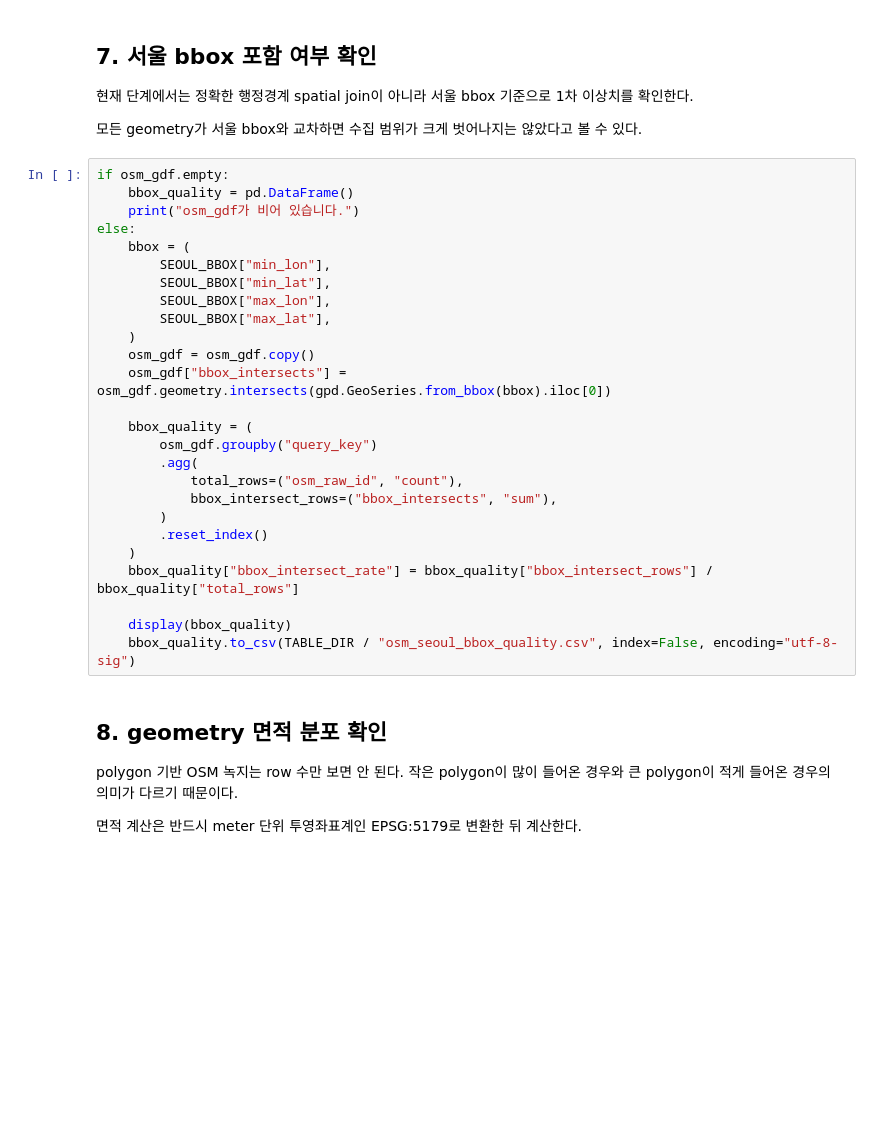
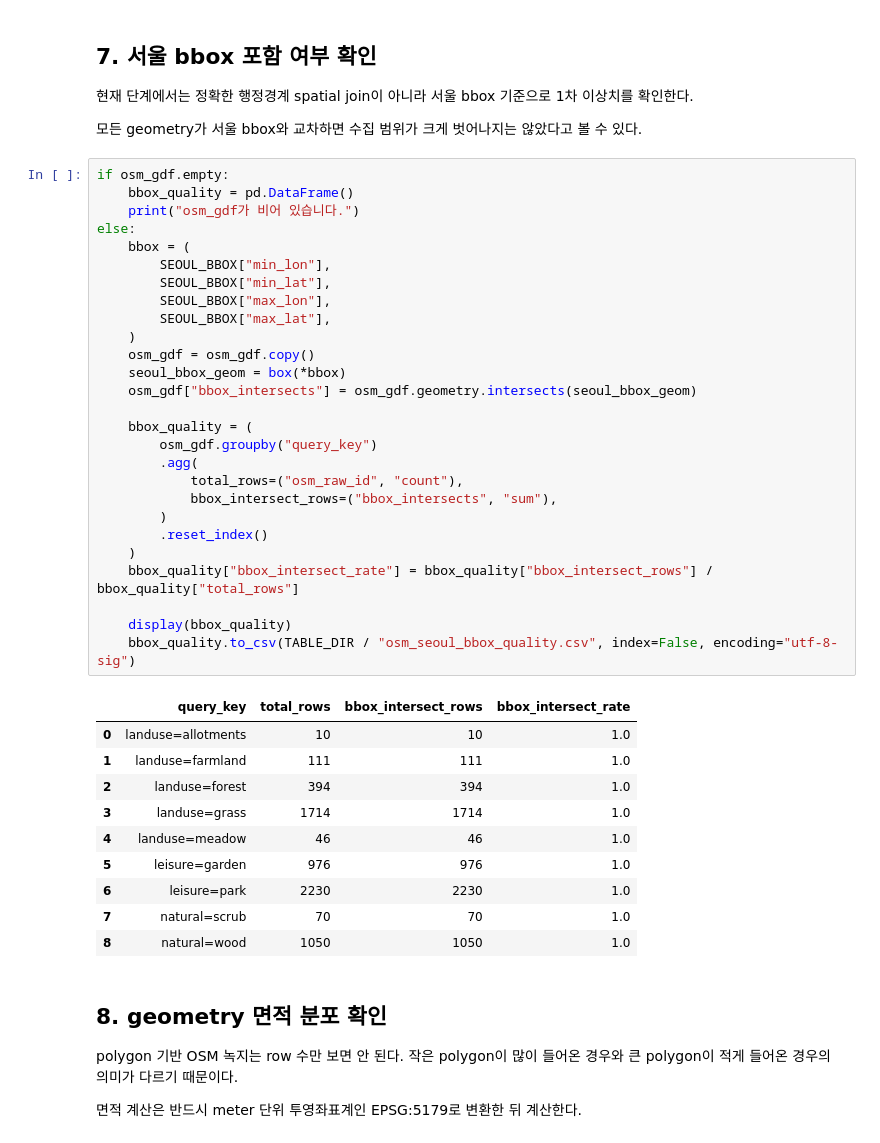
Before and after one commit to ChimaekMeeting/seoul-walk-platform, a Jupyter notebook: analysis/raw/osm_quality_distribution_dashboard.ipynb, the cells around one changed output. Drawn from its saved outputs; the diff is of its cells as text; blank space fills up the shorter version.

```diff
--- a/analysis/raw/osm_quality_distribution_dashboard.ipynb
+++ b/analysis/raw/osm_quality_distribution_dashboard.ipynb
@@ -244,29 +376,41 @@ else:
 # %%
 if osm_gdf.empty:
     bbox_quality = pd.DataFrame()
     print("osm_gdf가 비어 있습니다.")
 else:
     bbox = (
         SEOUL_BBOX["min_lon"],
         SEOUL_BBOX["min_lat"],
         SEOUL_BBOX["max_lon"],
         SEOUL_BBOX["max_lat"],
     )
     osm_gdf = osm_gdf.copy()
-    osm_gdf["bbox_intersects"] = osm_gdf.geometry.intersects(gpd.GeoSeries.from_bbox(bbox).iloc[0])
+    seoul_bbox_geom = box(*bbox)
+    osm_gdf["bbox_intersects"] = osm_gdf.geometry.intersects(seoul_bbox_geom)
 
     bbox_quality = (
         osm_gdf.groupby("query_key")
         .agg(
             total_rows=("osm_raw_id", "count"),
             bbox_intersect_rows=("bbox_intersects", "sum"),
         )
         .reset_index()
     )
     bbox_quality["bbox_intersect_rate"] = bbox_quality["bbox_intersect_rows"] / bbox_quality["total_rows"]
 
     display(bbox_quality)
     bbox_quality.to_csv(TABLE_DIR / "osm_seoul_bbox_quality.csv", index=False, encoding="utf-8-sig")
+# %% [output]
+|  | query_key | total_rows | bbox_intersect_rows | bbox_intersect_rate |
+| 0 | landuse=allotments | 10 | 10 | 1.0 |
+| 1 | landuse=farmland | 111 | 111 | 1.0 |
+| 2 | landuse=forest | 394 | 394 | 1.0 |
+| 3 | landuse=grass | 1714 | 1714 | 1.0 |
+| 4 | landuse=meadow | 46 | 46 | 1.0 |
+| 5 | leisure=garden | 976 | 976 | 1.0 |
+| 6 | leisure=park | 2230 | 2230 | 1.0 |
+| 7 | natural=scrub | 70 | 70 | 1.0 |
+| 8 | natural=wood | 1050 | 1050 | 1.0 |
 # %% [markdown]
 ## 8. geometry 면적 분포 확인
 
```
Also changed, not shown: parts of 15 cells of this notebook, 5 other files.
